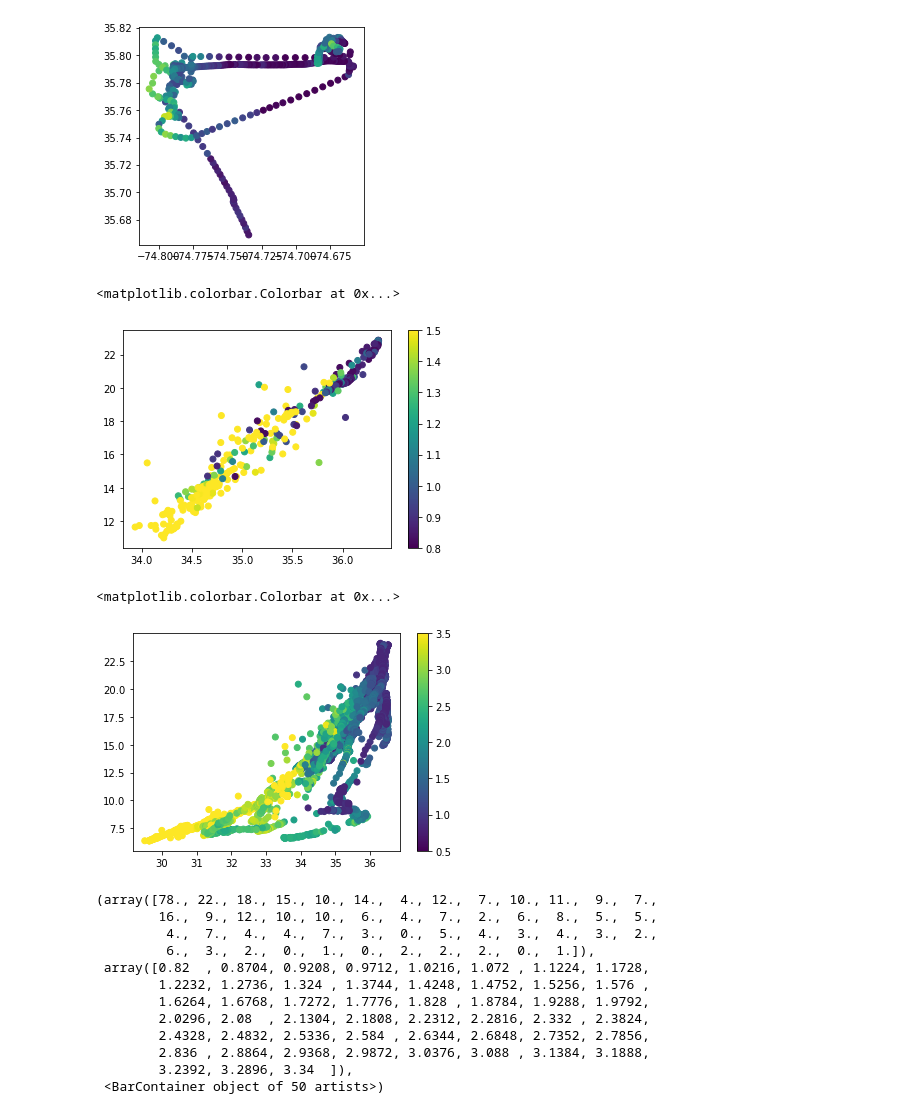
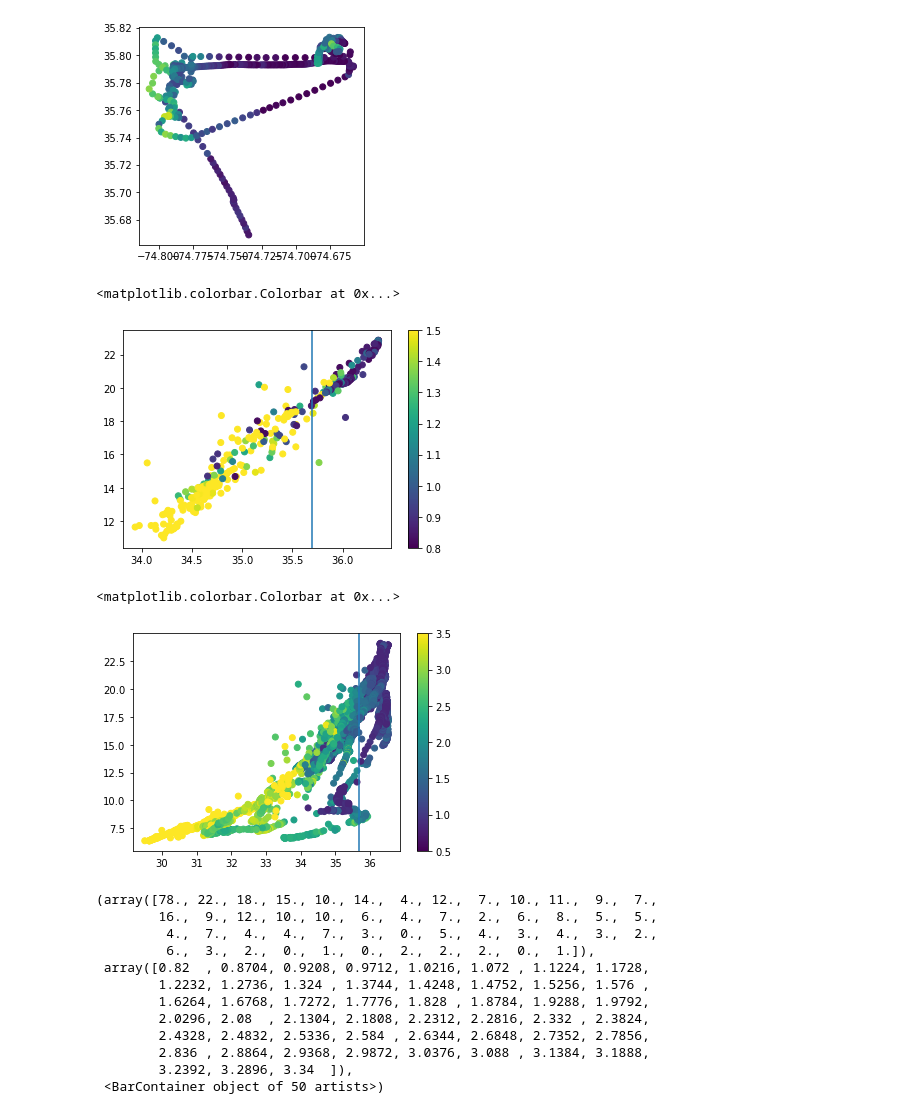
Before and after one commit to patrickcgray/gulf_stream_meanders, a Jupyter notebook: analyze_feb_cruise.ipynb, the cells around one changed output. Drawn from its saved outputs; the diff is of its cells as text; code cells hidden in the pictures.

```diff
--- a/analyze_feb_cruise.ipynb
+++ b/analyze_feb_cruise.ipynb
@@ -86,19 +86,21 @@ gdf_subset.plot(column='Fluorometer-Chlorophyll-DRV-VALUE')
 # %%
 fig, ax = plt.subplots()
 
 sc = ax.scatter(gdf_subset['TSG--sal'], gdf_subset['TSG--temp-SBE38'], c=gdf_subset['Fluorometer-Chlorophyll-DRV-VALUE'], vmin=.8,vmax=1.5)
+ax.axvline(35.7)
 fig.colorbar(sc)
 # %% [output]
 <matplotlib.colorbar.Colorbar at 0x...>
-[figure, old version]
+[figure, new version]
 # %%
 fig, ax = plt.subplots()
 
 sc = ax.scatter(gdf['TSG--sal'], gdf['TSG--temp-SBE38'], c=gdf['Fluorometer-Chlorophyll-DRV-VALUE'], vmin=.5,vmax=3.5)
+ax.axvline(35.7)
 fig.colorbar(sc)
 # %% [output]
 <matplotlib.colorbar.Colorbar at 0x...>
-[figure, old version]
+[figure, new version]
 # %%
 plt.hist(gdf_subset['Fluorometer-Chlorophyll-DRV-VALUE'], bins=50)
 # %% [output]
```
Also changed, not shown: 1 other file.
